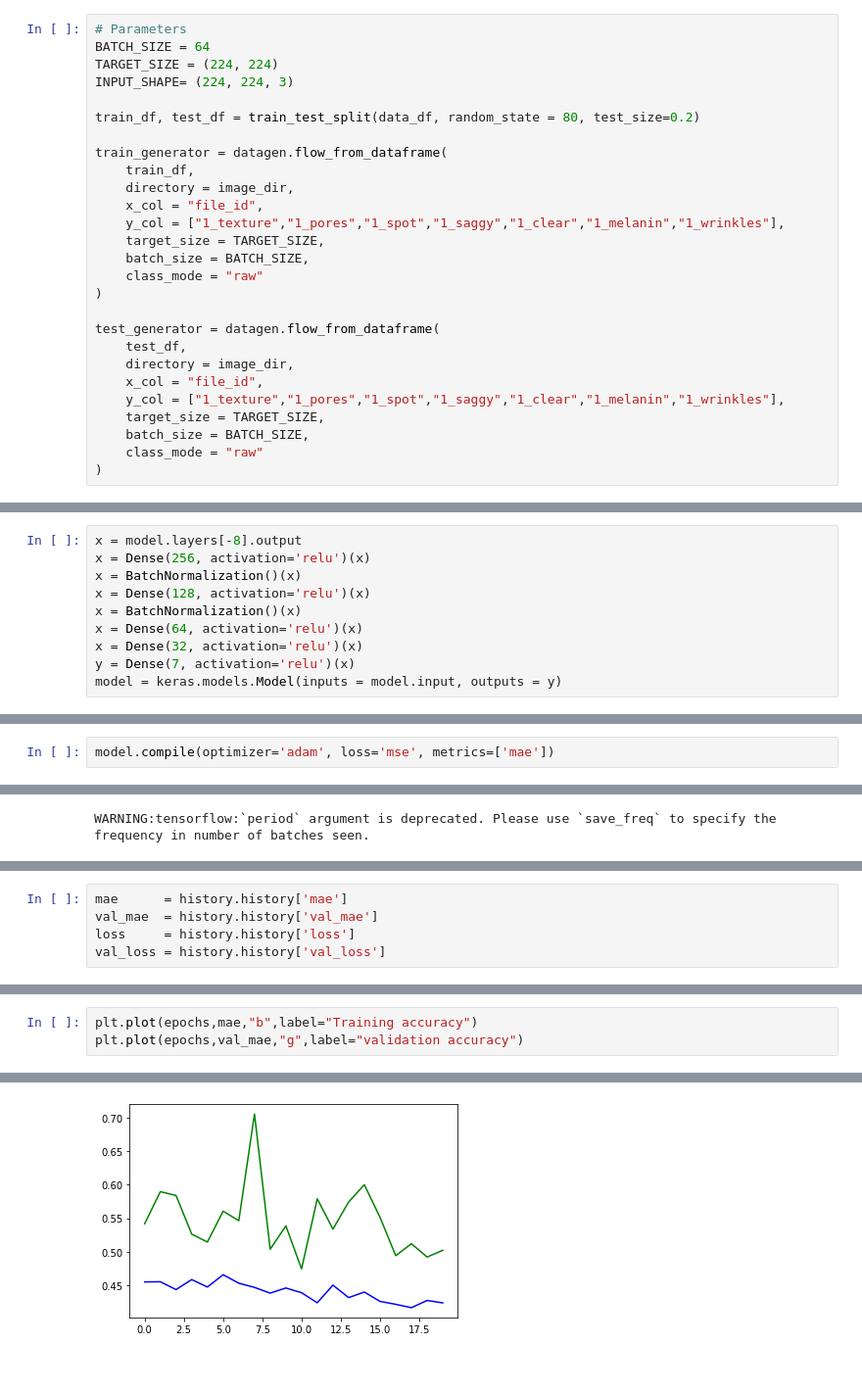
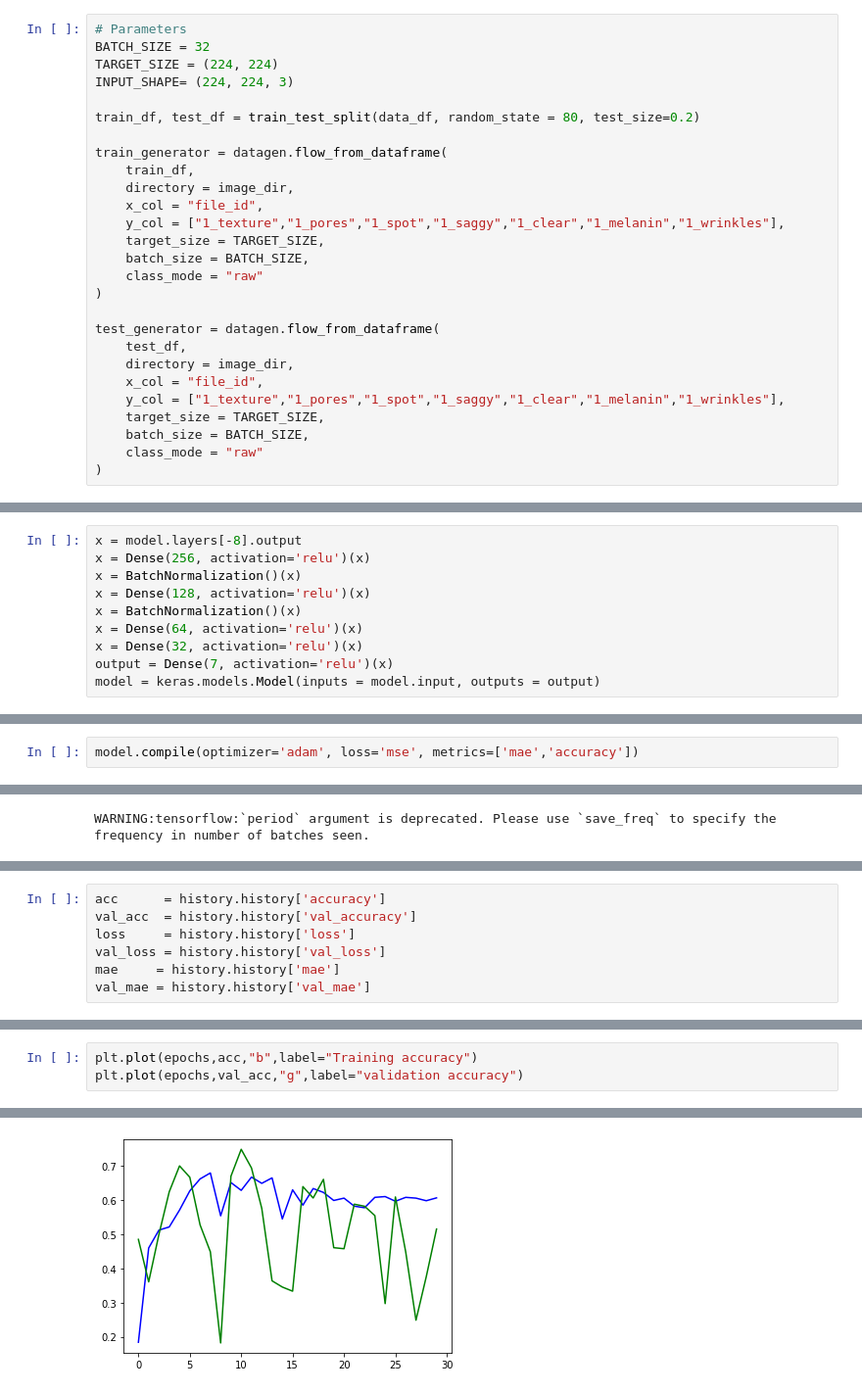
Before and after one commit to ShozenD/aims, a Jupyter notebook: src/DeepEngine/DenseNet/DenseNet169_TransferLearning.ipynb, the cells around one changed output, grey strips where cells are left out. Shown at 98% size. Cells and saved outputs as stored; diff of their text form.

```diff
--- a/src/DeepEngine/DenseNet/DenseNet169_TransferLearning.ipynb
+++ b/src/DeepEngine/DenseNet/DenseNet169_TransferLearning.ipynb
@@ -33,7 +33,7 @@ data_df.head()
 | 4 | 4 | 9.jpg | 3 | 2 | 3 | 3 | 3 | 3 | 2 |
 # %%
 # Parameters
-BATCH_SIZE = 64
+BATCH_SIZE = 32
 TARGET_SIZE = (224, 224)
 INPUT_SHAPE= (224, 224, 3)
 
@@ -93,12 +93,12 @@ x = Dense(128, activation='relu')(x)
 x = BatchNormalization()(x)
 x = Dense(64, activation='relu')(x)
 x = Dense(32, activation='relu')(x)
-y = Dense(7, activation='relu')(x)
-model = keras.models.Model(inputs = model.input, outputs = y)
+output = Dense(7, activation='relu')(x)
+model = keras.models.Model(inputs = model.input, outputs = output)
 # %%
 #newmodel.summary()
 # %%
-model.compile(optimizer='adam', loss='mse', metrics=['mae'])
+model.compile(optimizer='adam', loss='mse', metrics=['mae','accuracy'])
 # %%
 checkpoint_filepath = './tmp/checkpoint(transfer)/cp-{epoch:04d}.h5'
 model_checkpoint_callback = tf.keras.callbacks.ModelCheckpoint(
@@ -139,8 +139,10 @@ Epoch 30/30
 # %%
-mae      = history.history['mae']
-val_mae  = history.history['val_mae']
+acc      = history.history['accuracy']
+val_acc  = history.history['val_accuracy']
 loss     = history.history['loss']
 val_loss = history.history['val_loss']
+mae     = history.history['mae']
+val_mae = history.history['val_mae']
 # %%
 epochs = range(len(loss))
 plt.plot(epochs,loss,"b",label="Training loss")
@@ -151,6 +153,6 @@ plt.plot(epochs,val_loss,"g",label="validation loss")
 # %%
-plt.plot(epochs,mae,"b",label="Training accuracy")
-plt.plot(epochs,val_mae,"g",label="validation accuracy")
+plt.plot(epochs,acc,"b",label="Training accuracy")
+plt.plot(epochs,val_acc,"g",label="validation accuracy")
 # %% [output]
 [<matplotlib.lines.Line2D at 0x...>]
-[figure, old version]
+[figure, new version]
```
Also changed, not shown: parts of 8 cells of this notebook, 1 other file.
